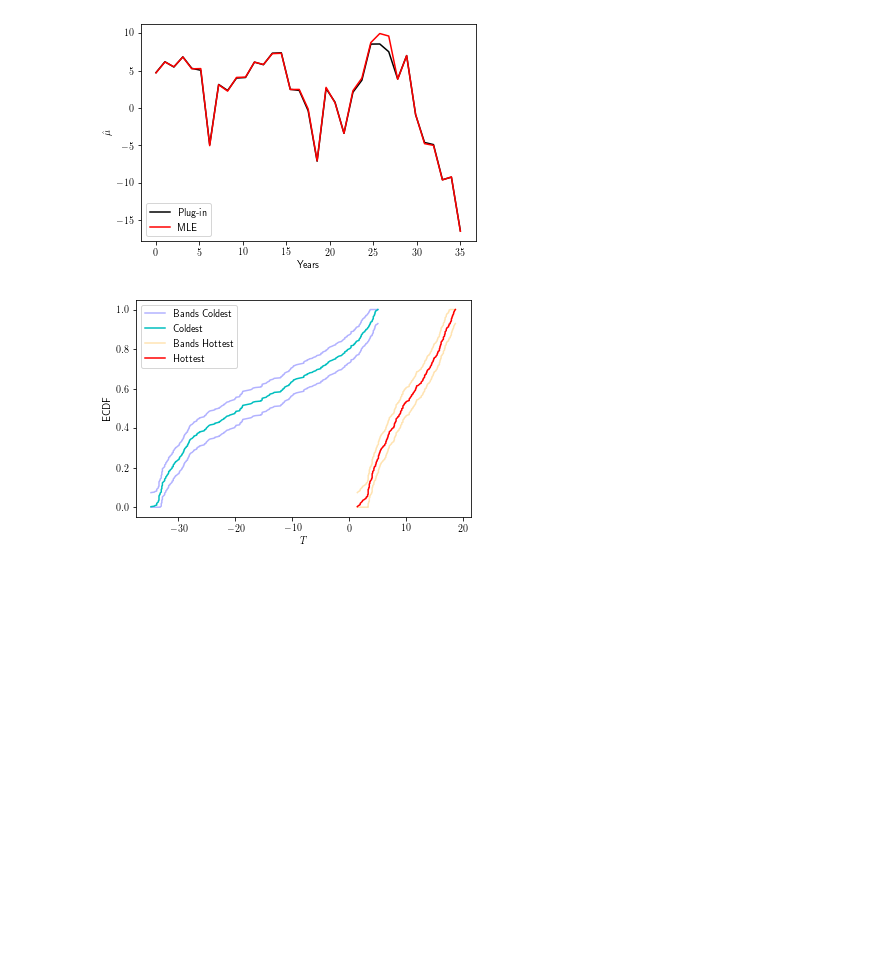
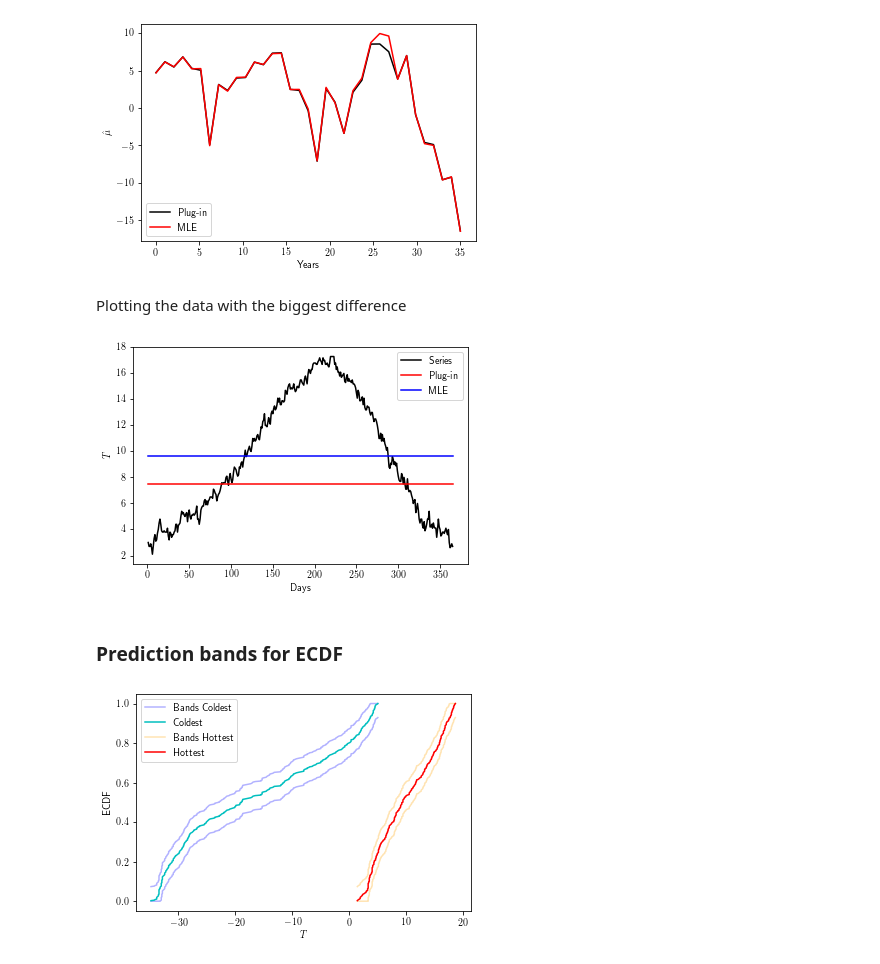
Before and after one commit to Daples/mathematical-engineering, a Jupyter notebook: 201/non-parametric-statistics/workshop-code.ipynb, the cells around one changed output. Drawn from its saved outputs; the diff is of its cells as text; code cells hidden in the pictures; blank space fills up the shorter version.

```diff
--- a/201/non-parametric-statistics/workshop-code.ipynb
+++ b/201/non-parametric-statistics/workshop-code.ipynb
@@ -102,6 +137,34 @@ plt.savefig(dir_fig("means.pdf"), bbox_inches='tight')
 plt.show()
 # %% [output]
 [figure]
+# %% [markdown]
+Plotting the data with the biggest difference
+# %%
+# Find estimators with bigger difference
+max_diff = 0
+max_index = 0
+for i in range(len(plug_in_means)):
+    if abs(plug_in_means[i] - means_estimated[i]) >= max_diff:
+        max_diff = abs(plug_in_means[i] - means_estimated[i])
+        max_index = i
+
+# Plotting
+length = len(temperatures[:, max_index])
+days = np.linspace(1, length, length)
+plug_in = np.ones(length) * plug_in_means[max_index]
+mean_mle = np.ones(length) * means_estimated[max_index]
+
+plt.plot(days, temperatures[:, max_index], 'k', label="Series")
+plt.plot(days, plug_in, 'r', label="Plug-in")
+plt.plot(days, mean_mle, 'b', label="MLE")
+plt.xlabel("Days")
+plt.ylabel("$T$")
+plt.legend()
+plt.show()
+# %% [output]
+[figure, added]
+# %% [markdown]
+### Prediction bands for ECDF
 # %%
 ### Bandwidths for hottest and coldest year
 alpha = 0.05
```
Also changed, not shown: parts of 53 cells of this notebook, 26 other files.
